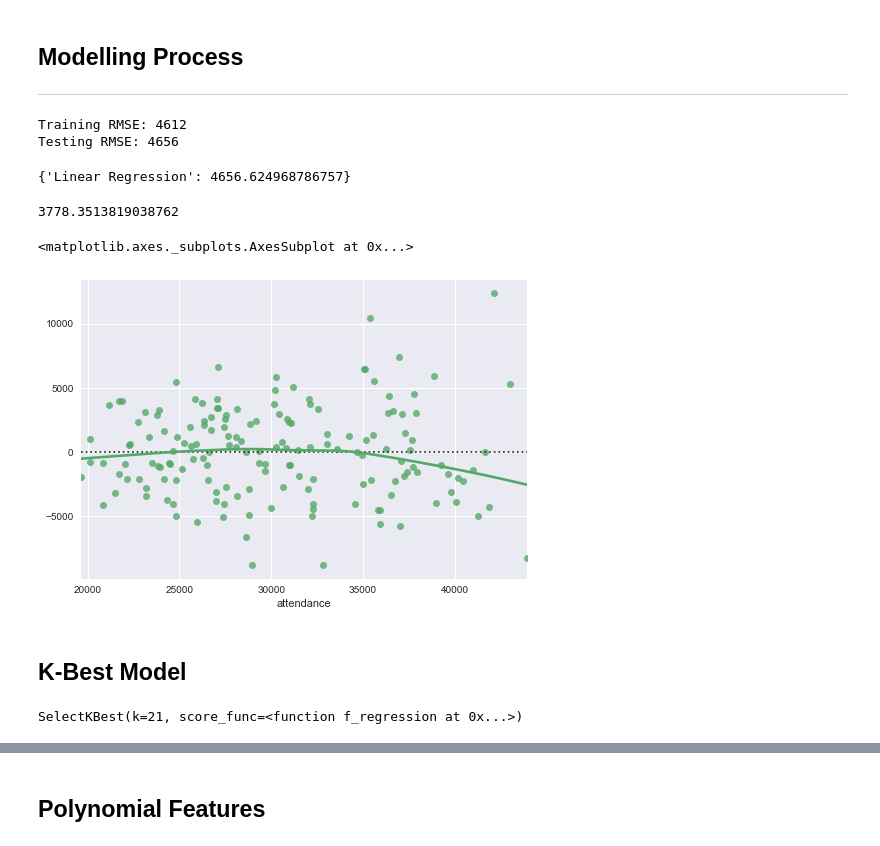
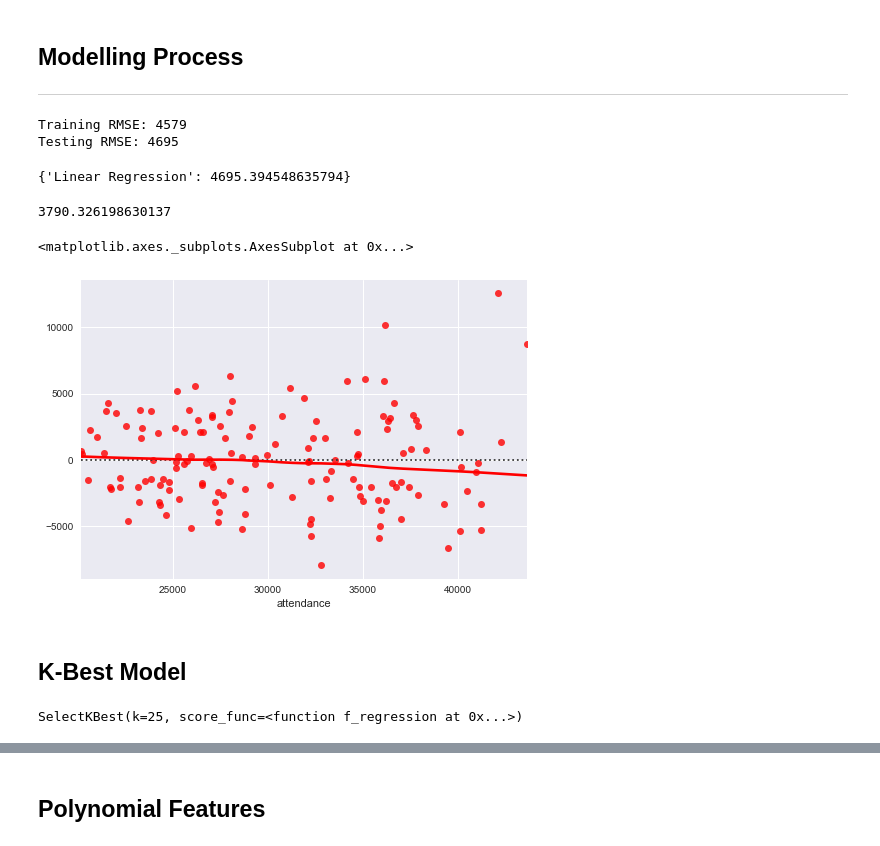
Before and after one commit to ykfarhan/forecasting-nymets-attendance, a Jupyter notebook: mlb_data.ipynb, the cells around one changed output, grey strips where cells are left out. Cells and saved outputs as stored; diff of their text form; code cells hidden in the pictures.

```diff
--- a/mlb_data.ipynb
+++ b/mlb_data.ipynb
@@ -335,2 +390,6 @@ OLS Regression Results
 Warnings:
 [1] Standard Errors assume that the covariance matrix of the errors is correctly specified.
+# %%
+# split the set in a 9:1 seasons ratio
+train_set = nym_normal[:729]
+test_set = nym_normal[729:]
@@ -344,8 +407,8 @@ from sklearn.linear_model import LinearRegression
 from sklearn.model_selection import train_test_split
 from sklearn.preprocessing import PolynomialFeatures
 # %%
-target = nym_normal['attendance']
-features = nym_normal.drop(columns= 'attendance')
+target = train_set['attendance']
+features = train_set.drop(columns= 'attendance')
 # %%
 features.shape
 # %% [output]
@@ -379,31 +442,32 @@ test_rmse = np.sqrt(mean_squared_error(y_test, y_test_pred))
 print('Training RMSE:' , int(train_rmse))
 print('Testing RMSE:' , int(test_rmse))
 # %% [output]
-Training RMSE: 4612
-Testing RMSE: 4656
+Training RMSE: 4579
+Testing RMSE: 4695
 # %%
 rmse_dict = {'Linear Regression': test_rmse}
 rmse_dict
 # %% [output]
-{'Linear Regression': 4656.624968786757}
+{'Linear Regression': 4695.394548635794}
 # %%
 mean_absolute_error(y_test, y_test_pred)
 # %% [output]
-3778.3513819038762
+3790.326198630137
 # %%
-sns.residplot( y_test, y_test_pred,lowess=True, color="g")
+sns.residplot( y_test, y_test_pred,lowess=True, color= 'red')
 # %% [output]
 <matplotlib.axes._subplots.AxesSubplot at 0x...>
-[figure, old version]
+[figure, new version]
 # %% [markdown]
 ## K-Best Model
 # %%
 from sklearn.feature_selection import SelectKBest, f_regression,mutual_info_regression
 
-selector = SelectKBest(f_regression, k=21)
+selector = SelectKBest(f_regression, k=25)
+
 selector.fit(X_train, y_train)
 # %% [output]
-SelectKBest(k=21, score_func=<function f_regression at 0x...>)
+SelectKBest(k=25, score_func=<function f_regression at 0x...>)
 # %%
 selected_columns = X_train.columns[selector.get_support()]
 removed_columns = X_train.columns[~selector.get_support()]
```
Also changed, not shown: parts of 20 cells of this notebook, 1 other file.
